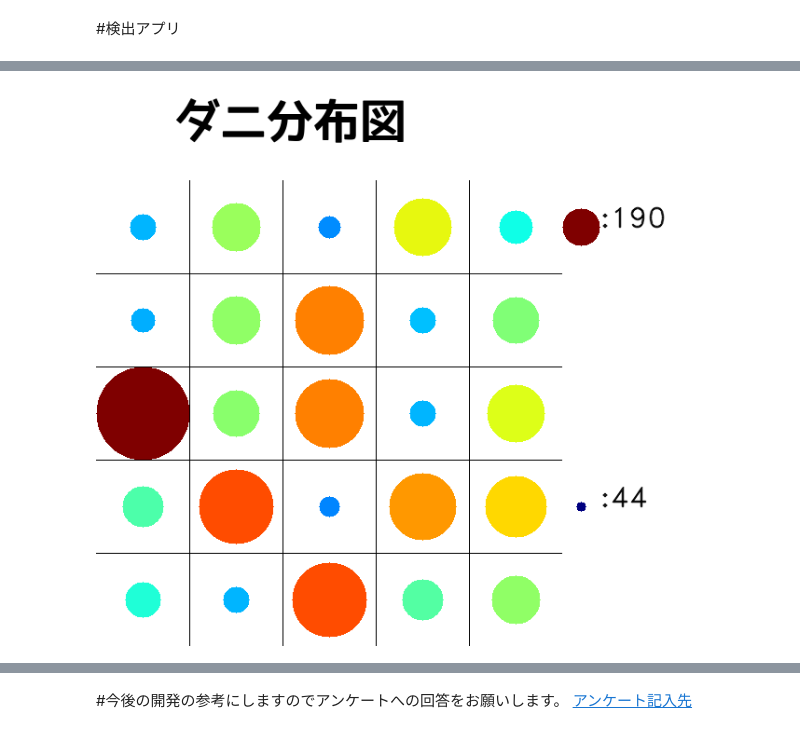
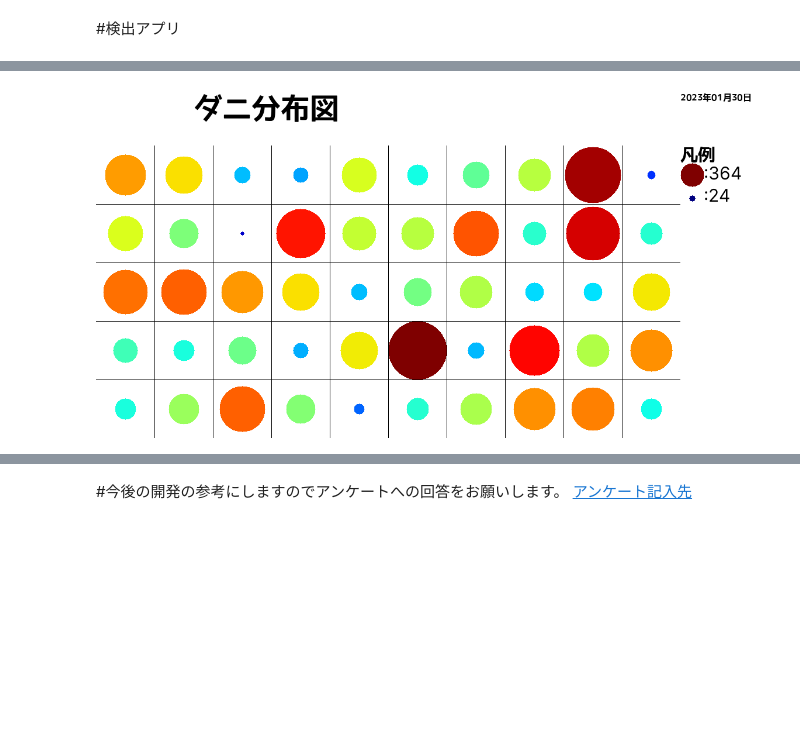
Before and after one commit to 1900690/koukai, a Jupyter notebook: mite_demo_1.0.0.ipynb, the cells around one changed output, grey strips where cells are left out. Drawn from its saved outputs; the diff is of its cells as text; code cells hidden in the pictures; blank space fills up the shorter version.

```diff
--- a/mite_demo_1.0.0.ipynb
+++ b/mite_demo_1.0.0.ipynb
@@ -873,24 +920,23 @@ import cv2
 import matplotlib.pyplot as plt
 from google.colab.patches import cv2_imshow
 
-画像の総枚数 = 50#@param {type:"integer"}
+画像の総枚数 = 100#@param {type:"integer"}
 一か所あたりの画像枚数 = 2 #@param {type:"integer"}
 #@markdown 縦と横の調査した場所の数を入力
 縦の調査場所数 = 5 #@param {type:"integer"}
-横の調査場所数 = 5 #@param {type:"integer"}
+横の調査場所数 = 10 #@param {type:"integer"}
 #@markdown ※注：「画像の総枚数＝一か所あたりの画像枚数×縦の調査場所数×横の調査場所数」となるようにしてください
-調査のスタート地点 = "左上から右" #@param ["左上から下", "右上から下", "左下から上", "右下から上","左上から右", "右上から左", "左下から右", "右下から左"]
+調査のスタート地点 = "\u5DE6\u4E0A\u304B\u3089\u53F3" #@param ["左上から下", "右上から下", "左下から上", "右下から上","左上から右", "右上から左", "左下から右", "右下から左"]
 調査の進んだ方向 = "\u5E73\u884C" #@param ["平行", "ジグザグ"]
 
 x_range=縦の調査場所数
 y_range=横の調査場所数
 
 #白紙を作成
-height = 100*縦の調査場所数
-width = 100*横の調査場所数
+height = 100*x_range
+width = 100*y_range
 imgsize=(height,width)
-img_white = np.zeros((math.ceil(height),math.ceil(width), 3))
-img_white += 255 #←全ゼロデータに255を足してホワイトにする
+img_white = np.full((height,width,3), (255,255,255), dtype=np.uint8)
 
 #分割する
 y_step=int(imgsize[0]/x_range) #縦の分割間隔
@@ -912,6 +958,13 @@ for i in range(math.ceil(画像の総枚数/一か所あたりの画像枚数)):
 radius_max=max(radius_list)
 radius_min=min(radius_list)
 
+#文字を設定
+org=(int(width/2-width/3),10)
+text = "ダニ分布図"
+fontPIL_jpn = "/content/yasasisagosikku.ttf"
+fontPIL_eng = "/content/eigo.ttf"
+size = 20
+colorBGR = (0,0,0) # cv2.putText()と同じく、BGRの順で定義
 
 count=0
 step=0
@@ -928,6 +981,7 @@ elif 調査の進んだ方向 == "ジグザグ":
   for i in y_core:
     if step % 2 == 0:
       for k in x_core:
+        #円を描く
         radius=int(int(radius_list[count])/radius_max*radius_point)
         color= [int(i * 255) for i in list(plt.cm.jet_r((radius_list[count]/radius_max))[0:3])]
         cv2.circle(img_white, (k, i),radius, color, thickness=-1)
@@ -940,6 +994,9 @@ elif 調査の進んだ方向 == "ジグザグ":
         cv2.circle(img_white, (k, i),radius, color, thickness=-1)
         count=count+1
       step=step+1
+
+img_white = np.array(img_white)
+img_white = img_white.astype('float64')
 
 #オブジェクトimgのshapeメソッドの1つ目の戻り値(画像の高さ)をimg_yに、2つ目の戻り値(画像の幅)をimg_xに
 img_y,img_x=img_white.shape[:2]
@@ -979,48 +1036,51 @@ img_title = np.full((height,width,3), (255,255,255), dtype=np.uint8)
 text=read_folda[0]
 org=(int(width/2-width/3),10)
 text = "ダニ分布図"
-fontPIL = "/content/yasasisagosikku.ttf"
+fontPIL_jpn = "/content/yasasisagosikku.ttf"
+fontPIL_eng = "/content/eigo.ttf"
 size = 50#int(0.3*(100*横の調査場所数/100))
 colorBGR = (0,0,0) # cv2.putText()と同じく、BGRの順で定義
-img_title = cv2_putText_1(img = img_title,text = text,org =org,fontFace = fontPIL,fontScale = size,color = colorBGR)
+img_title = cv2_putText_1(img = img_title,text = text,org =org,fontFace = fontPIL_jpn,fontScale = size,color = colorBGR)
 img_title = np.array(img_title)
 img_title = img_title.astype('float64')
 #2つの画像を縦方向に連結
 img_title_combine = cv2.vconcat([img_title, img_white])
 #★凡例を作成して連結★
 #白紙作成
 height, width2 = img_title_combine.shape[:2]
 width=150
-#★img_guide = np.full((height,width,3), (255,255,255), dtype=np.uint8)
 img_guide = np.full((height,width,3), (255,255,255), dtype=np.uint8)
-#img_guide = np.zeros((math.ceil(height),math.ceil(width), 3))
-#img_guide += 255 #←全ゼロデータに255を足してホワイトにする
 #凡例を作成
+#円を描く
 usage_guide_max=":"+str(radius_max)
 color1= [int(i * 255) for i in plt.cm.jet_r(255)[0:3]]
 cv2.circle(img_guide, (20,int(height/2-height/4)),20, color1, thickness=-1)
-cv2.putText(img_guide,usage_guide_max,(40,int(height/2-height/4)), fontFace = cv2.FONT_HERSHEY_DUPLEX, fontScale = 1, color = (0,0,0),lineType=cv2.LINE_AA)
-
 usage_guide_min=":"+str(radius_min)
 color2= [int(i * 255) for i in plt.cm.jet_r(0)[0:3]]
-cv2.circle(img_guide, (20,int(height/2+height/4)),5, color2, thickness=-1)
-cv2.putText(img_guide,usage_guide_min, (40,int(height/2+height/4)), fontFace = cv2.FONT_HERSHEY_DUPLEX, fontScale = 1, color = (0,0,0),lineType=cv2.LINE_AA)
-
-size = 10
-cv2_putText_1(img = img_guide,text = "あああ",org =(0,0),fontFace = fontPIL,fontScale = size,color = colorBGR)
-
+cv2.circle(img_guide, (20,int(height/2-height/5.5)),5, color2, thickness=-1)
+#文字を書く
+size = 30
+img_guide=cv2_putText_1(img = img_guide,text = usage_guide_max,org =(40,int(height/2-height/3.5)),fontFace = fontPIL_eng,fontScale = size,color = colorBGR)
+img_guide=cv2_putText_1(img = img_guide,text = usage_guide_min,org =(40,int(height/2-height/4.5)),fontFace = fontPIL_eng,fontScale = size,color = colorBGR)
+img_guide=cv2_putText_1(img = img_guide,text = "凡例",org =(0,int(height/2-height/3)),fontFace = fontPIL_jpn,fontScale = size,color = colorBGR)
+#日付を書く
+import datetime
+dt_now = datetime.datetime.now()
+daytime=dt_now.strftime('%Y年%m月%d日')
+size = 15
+img_guide=cv2_putText_1(img = img_guide,text =daytime,org =(0,10),fontFace = fontPIL_jpn,fontScale = size,color = colorBGR)
 
 img_guide = np.array(img_guide)
 img_guide = img_guide.astype('float64')
 
 #2つの画像を縦方向に連結
 img = cv2.hconcat([img_title_combine, img_guide])
 #grid画像を保存
 cv2.imwrite("/content/figure.png",img)
 #画像のインポート
 cv2_imshow(img)
 # %% [output]
-[figure, old version]
+[figure, new version]
 # %%
 #@title 図をダウンロード { display-mode: "form" }
 import shutil
```
Also changed, not shown: parts of 6 cells of this notebook.
